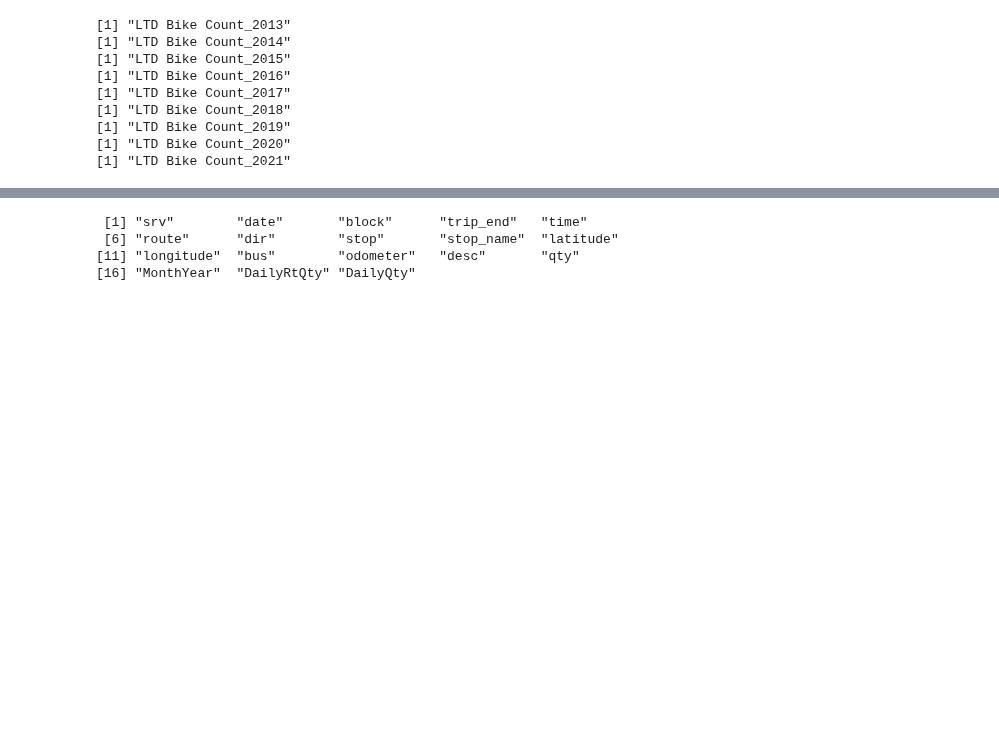
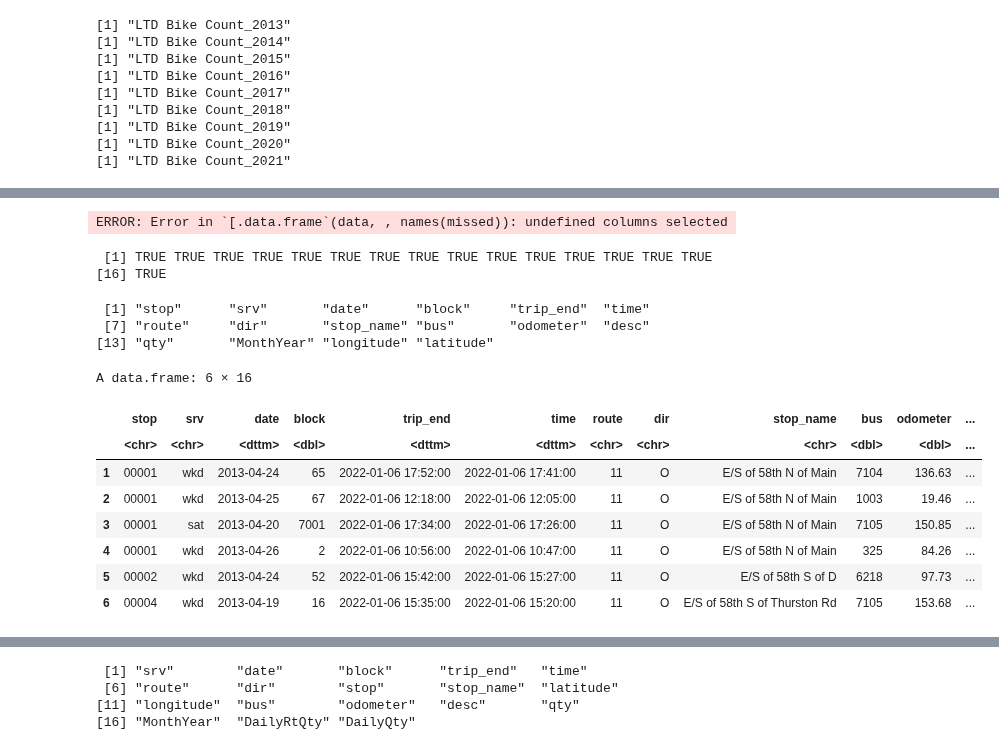
Before and after one commit to dongmeic/BikeCounting, a Jupyter notebook: BikeCounts/Explore_Bikes_On_Buses.ipynb, the cells around one changed output, grey strips where cells are left out. Cells and saved outputs as stored; diff of their text form; code cells hidden in the pictures; blank space fills up the shorter version.

```diff
--- a/BikeCounts/Explore_Bikes_On_Buses.ipynb
+++ b/BikeCounts/Explore_Bikes_On_Buses.ipynb
@@ -138,2 +148,10 @@ write.csv(data, paste0('T:/Tableau/tableauBikesOnBuses/Datasources/MonthlyBikesO
+# %%
+data <- rbind(data, data[,names(missed)])
+# %% [output]
+ERROR: Error in `[.data.frame`(data, , names(missed)): undefined columns selected
 # %%
 #data <- data[year(data$date) != 2021 & data$dir == 'O',]
+# %%
+df <- readSheet(path = "T:/Data/LTD Data/BoardingSince2011/",
+                            fileName = paste0("April 2013.xlsx"),
+                            sheetName = "bike counts")
@@ -139,0 +162,23 @@ write.csv(data, paste0('T:/Tableau/tableauBikesOnBuses/Datasources/MonthlyBikesO
+# %%
+names(df) == names(ndf)
+# %% [output]
+ [1] TRUE TRUE TRUE TRUE TRUE TRUE TRUE TRUE TRUE TRUE TRUE TRUE TRUE TRUE TRUE
+[16] TRUE
+# %%
+names(ndf)
+# %% [output]
+ [1] "stop"      "srv"       "date"      "block"     "trip_end"  "time"
+ [7] "route"     "dir"       "stop_name" "bus"       "odometer"  "desc"
+[13] "qty"       "MonthYear" "longitude" "latitude"
+# %%
+head(df)
+# %% [output]
+A data.frame: 6 × 16
+|  | stop | srv | date | block | trip_end | time | route | dir | stop_name | bus | odometer | ... |
+|  | <chr> | <chr> | <dttm> | <dbl> | <dttm> | <dttm> | <chr> | <chr> | <chr> | <dbl> | <dbl> | ... |
+| 1 | 00001 | wkd | 2013-04-24 | 65 | 2022-01-06 17:52:00 | 2022-01-06 17:41:00 | 11 | O | E/S of 58th N of Main | 7104 | 136.63 | ... |
+| 2 | 00001 | wkd | 2013-04-25 | 67 | 2022-01-06 12:18:00 | 2022-01-06 12:05:00 | 11 | O | E/S of 58th N of Main | 1003 | 19.46 | ... |
+| 3 | 00001 | sat | 2013-04-20 | 7001 | 2022-01-06 17:34:00 | 2022-01-06 17:26:00 | 11 | O | E/S of 58th N of Main | 7105 | 150.85 | ... |
+| 4 | 00001 | wkd | 2013-04-26 | 2 | 2022-01-06 10:56:00 | 2022-01-06 10:47:00 | 11 | O | E/S of 58th N of Main | 325 | 84.26 | ... |
+| 5 | 00002 | wkd | 2013-04-24 | 52 | 2022-01-06 15:42:00 | 2022-01-06 15:27:00 | 11 | O | E/S of 58th S of D | 6218 | 97.73 | ... |
+| 6 | 00004 | wkd | 2013-04-19 | 16 | 2022-01-06 15:35:00 | 2022-01-06 15:20:00 | 11 | O | E/S of 58th S of Thurston Rd | 7105 | 153.68 | ... |
```
Also changed, not shown: parts of 43 cells of this notebook, 1 other file.
